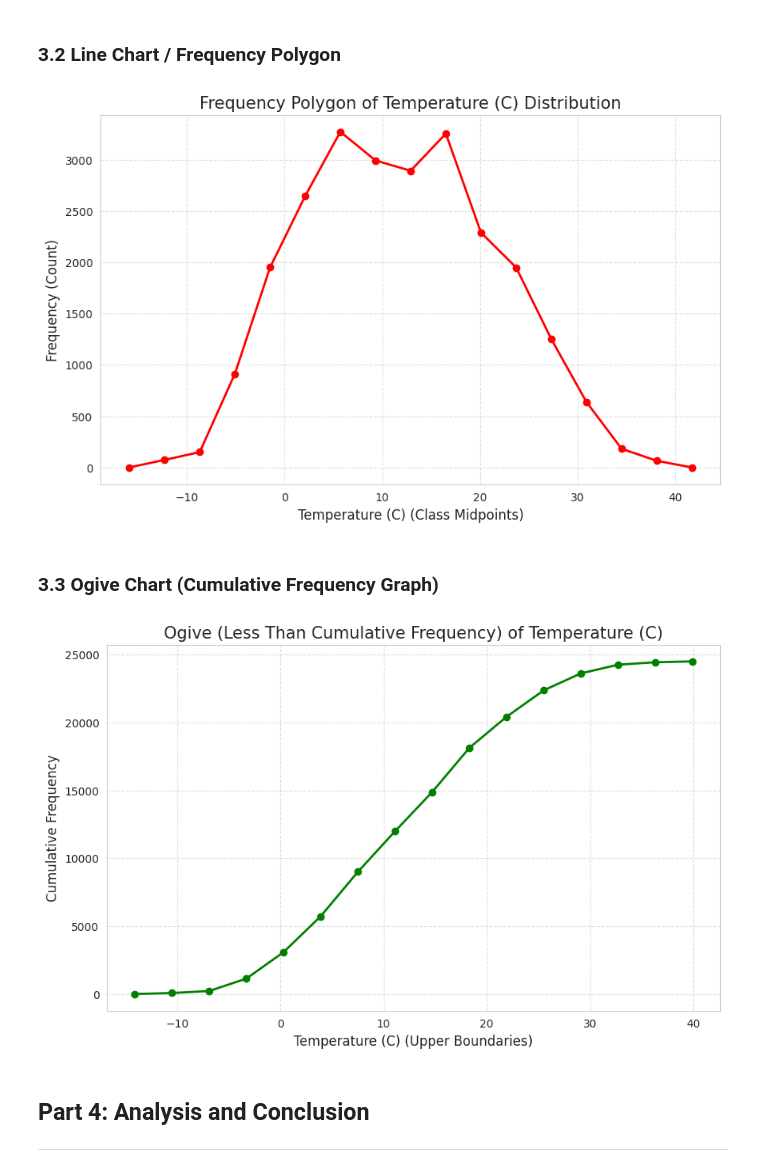
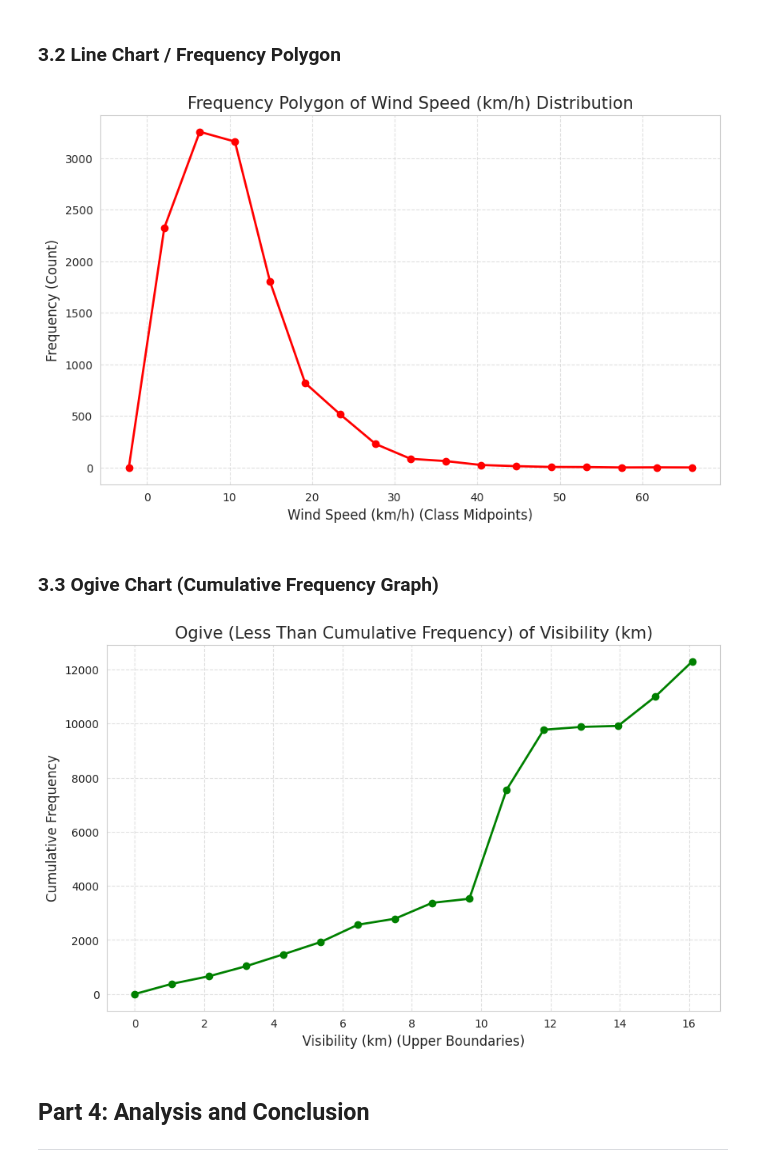
Before and after one commit to suptykarmokarcse/weather-d, a Jupyter notebook: milestone_3.ipynb, the cells around one changed output. Cells and saved outputs as stored; diff of their text form; code cells hidden in the pictures.

```diff
--- a/milestone_3.ipynb
+++ b/milestone_3.ipynb
@@ -189,61 +190,58 @@ plt.show()
 # %% [markdown]
 ### 3.2 Line Chart / Frequency Polygon
 # %%
-# IMPORTANT: Ensure cell 'kuALpvD8VV6X' (Frequency Distribution Table Construction) has been executed.
-import matplotlib.pyplot as plt
-
-# --- Task 2: Graphical Representation - 2. Frequency Polygon ---
+# --- 2. Frequency Polygon (Wind Speed) ---
 
 plt.figure(figsize=(10, 6))
 
-# Prepare data for the polygon: include an artificial start/end point (frequency 0)
-# This closes the polygon to the x-axis.
-class_width = frequency_table['Class Midpoint'].iloc[1] - frequency_table['Class Midpoint'].iloc[0]
+# Prepare data for the polygon: include artificial zero-frequency endpoints
+class_width = wind_frequency_table['Class Midpoint'].iloc[1] - wind_frequency_table['Class Midpoint'].iloc[0]
+midpoints = [wind_frequency_table['Class Midpoint'].iloc[0] - class_width] \
+            + wind_frequency_table['Class Midpoint'].tolist() \
+            + [wind_frequency_table['Class Midpoint'].iloc[-1] + class_width]
+frequencies = [0] + wind_frequency_table['Frequency (f)'].tolist() + [0]
 
-# Add a point before the first midpoint and after the last midpoint, both with 0 frequency
-midpoints = [frequency_table['Class Midpoint'].iloc[0] - class_width] \
-            + frequency_table['Class Midpoint'].tolist() \
-            + [frequency_table['Class Midpoint'].iloc[-1] + class_width]
-
-frequencies = [0] + frequency_table['Frequency (f)'].tolist() + [0]
-
-# Plot the line chart
+# Plot the polygon
 plt.plot(midpoints, frequencies, marker='o', linestyle='-', color='red', linewidth=2)
-
-plt.title(f'Frequency Polygon of {column_name} Distribution', fontsize=15)
-plt.xlabel(f'{column_name} (Class Midpoints)', fontsize=12)
+plt.title(f'Frequency Polygon of {wind_column_name} Distribution', fontsize=15)
+plt.xlabel(f'{wind_column_name} (Class Midpoints)', fontsize=12)
 plt.ylabel('Frequency (Count)', fontsize=12)
 plt.grid(axis='both', linestyle='--', alpha=0.6)
+plt.savefig('wind_speed_frequency_polygon.png')
 plt.show()
 # %% [output]
-[figure, old version]
+[figure, new version]
 # %% [markdown]
 ### 3.3 Ogive Chart (Cumulative Frequency Graph)
 # %%
-# IMPORTANT: Ensure cell 'kuALpvD8VV6X' (Frequency Distribution Table Construction) has been executed.
-import matplotlib.pyplot as plt
+# --- 3. Ogive Chart (Visibility) ---
 
-# --- Task 2: Graphical Representation - 3. Ogive Chart ---
+visibility_column_name = 'Visibility (km)'
+visibility_data = df[visibility_column_name].dropna()
+
+# Calculate necessary cumulative data for Visibility (separate calculation)
+visibility_bins = pd.cut(visibility_data, bins=num_bins, include_lowest=True)
+visibility_table = pd.DataFrame(visibility_bins.value_counts().sort_index())
+visibility_table['Cumulative Frequency (cf)'] = visibility_table.iloc[:, 0].cumsum()
+visibility_table['Upper Boundary'] = visibility_table.index.map(get_upper_boundary)
 
 plt.figure(figsize=(10, 6))
 
-# Prepare data for the Ogive: Must start at (0, 0)
-# Find the lower boundary of the first class
-first_lower_bound = data.min()
-# Add the starting point (Lower boundary of first class, 0)
-ogive_x = [first_lower_bound] + frequency_table['Upper Boundary'].tolist()
-ogive_y = [0] + frequency_table['Cumulative Frequency (cf)'].tolist()
+# Prepare data for the Ogive: start at (Lower Bound of first class, 0)
+first_lower_bound = visibility_data.min()
+ogive_x = [first_lower_bound] + visibility_table['Upper Boundary'].tolist()
+ogive_y = [0] + visibility_table['Cumulative Frequency (cf)'].tolist()
 
 # Plot the Ogive
 plt.plot(ogive_x, ogive_y, marker='o', linestyle='-', color='green', linewidth=2)
-
-plt.title(f'Ogive (Less Than Cumulative Frequency) of {column_name}', fontsize=15)
-plt.xlabel(f'{column_name} (Upper Boundaries)', fontsize=12)
+plt.title(f'Ogive (Less Than Cumulative Frequency) of {visibility_column_name}', fontsize=15)
+plt.xlabel(f'{visibility_column_name} (Upper Boundaries)', fontsize=12)
 plt.ylabel('Cumulative Frequency', fontsize=12)
 plt.grid(axis='both', linestyle='--', alpha=0.6)
+plt.savefig('visibility_ogive.png')
 plt.show()
 # %% [output]
-[figure, old version]
+[figure, new version]
 # %% [markdown]
 ## Part 4: Analysis and Conclusion
 
```
Also changed, not shown: parts of 3 cells of this notebook.
